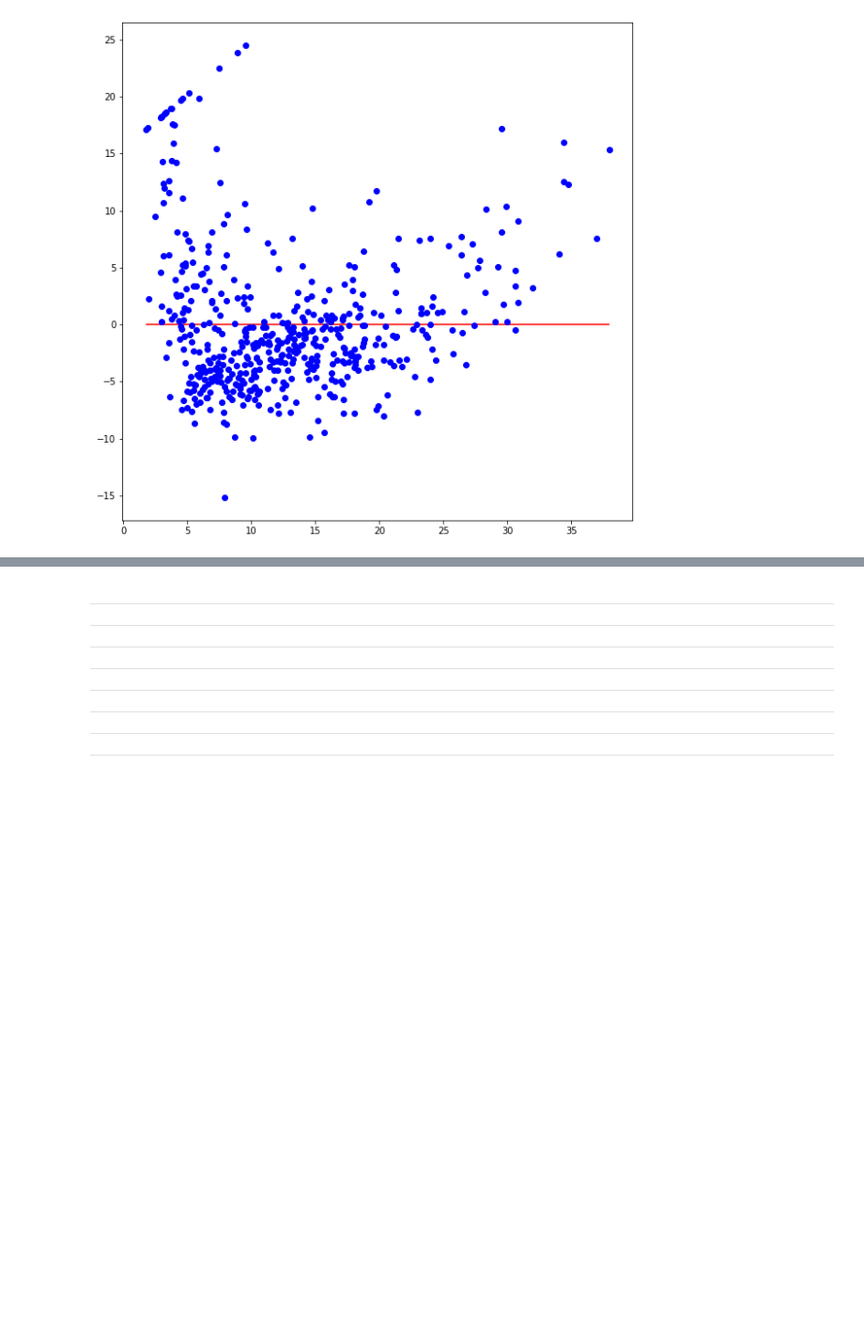
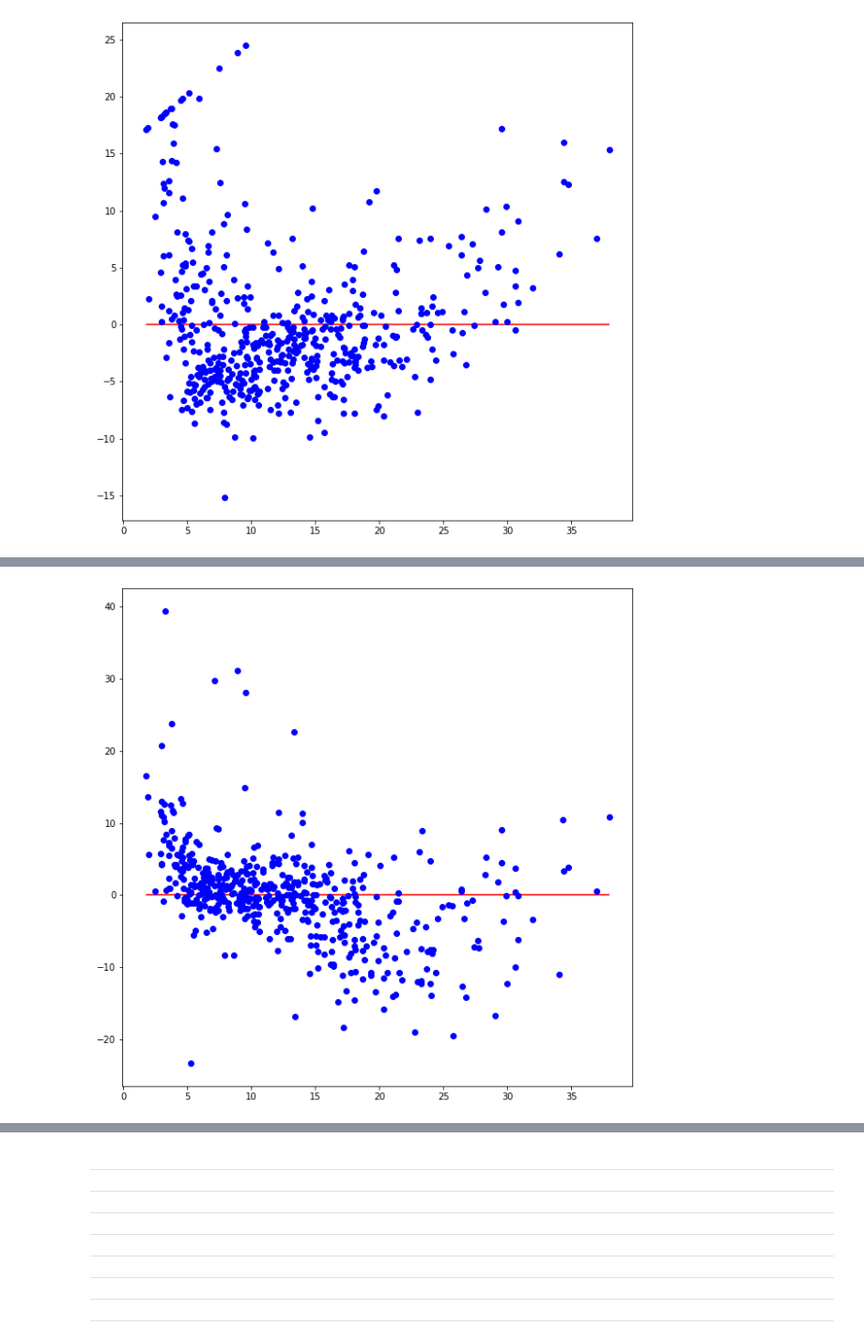
Before and after one commit to Sherwen2333/CSE353, a Jupyter notebook: cse353hw1.ipynb, the cells around one changed output, grey strips where cells are left out. Shown at 94% size. Drawn from its saved outputs; the diff is of its cells as text; code cells hidden in the pictures; blank space fills up the shorter version.

```diff
--- a/cse353hw1.ipynb
+++ b/cse353hw1.ipynb
@@ -613 +550,12 @@ Warnings:
+# %%
+pred = np.array(pred)
+Y = np.array(df['MEDV'])
+X = np.array(df['LSTAT'])
+error = Y - pred
+plt.figure(figsize = (10,10))
+plt.plot(X, error, 'bo')
+plt.hlines(0, min(X), max(X), 'r')
+plt.show()
+# %% [output]
+[figure, added]
 # %%
```
Also changed, not shown: parts of 22 cells of this notebook.
